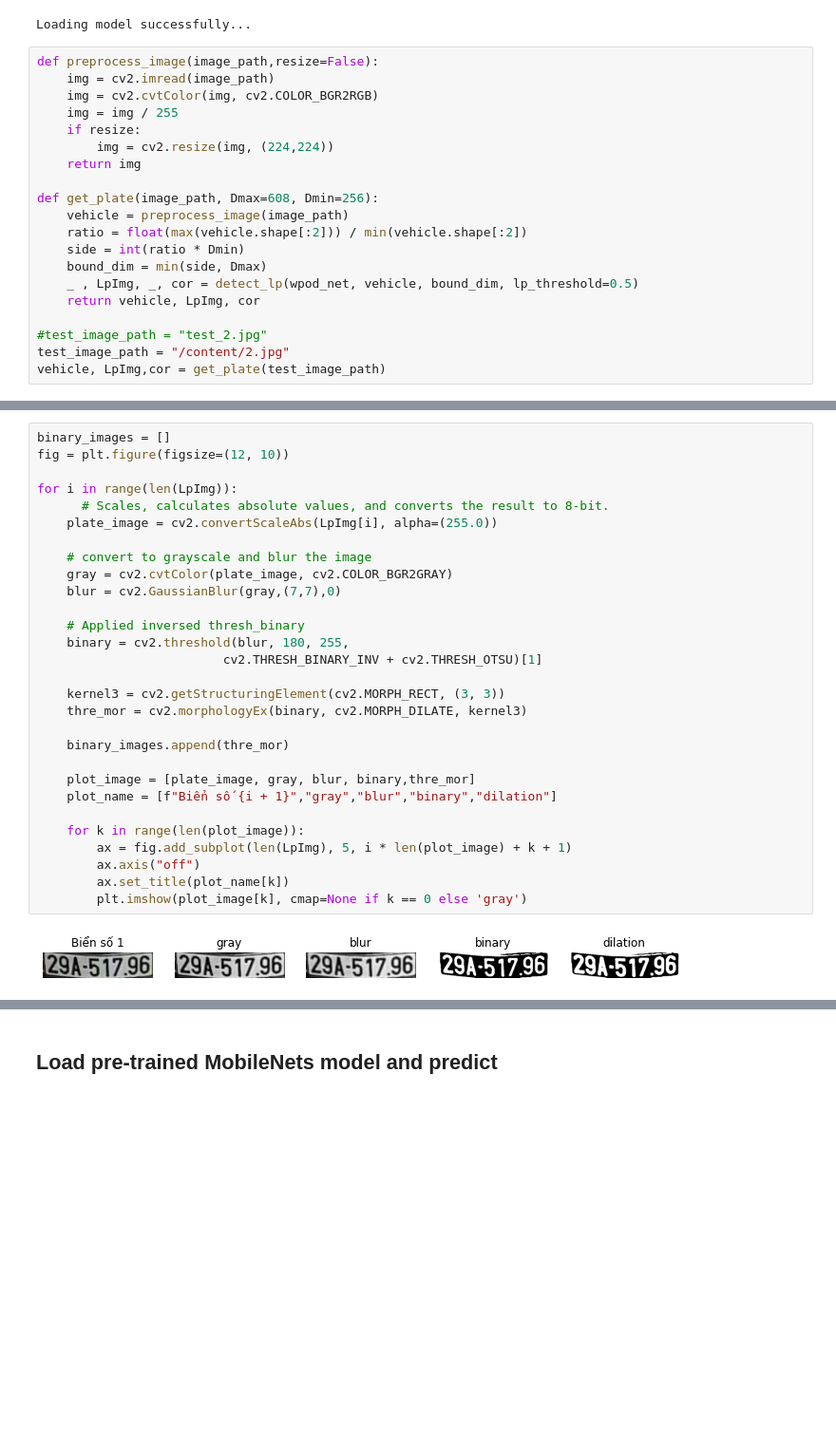
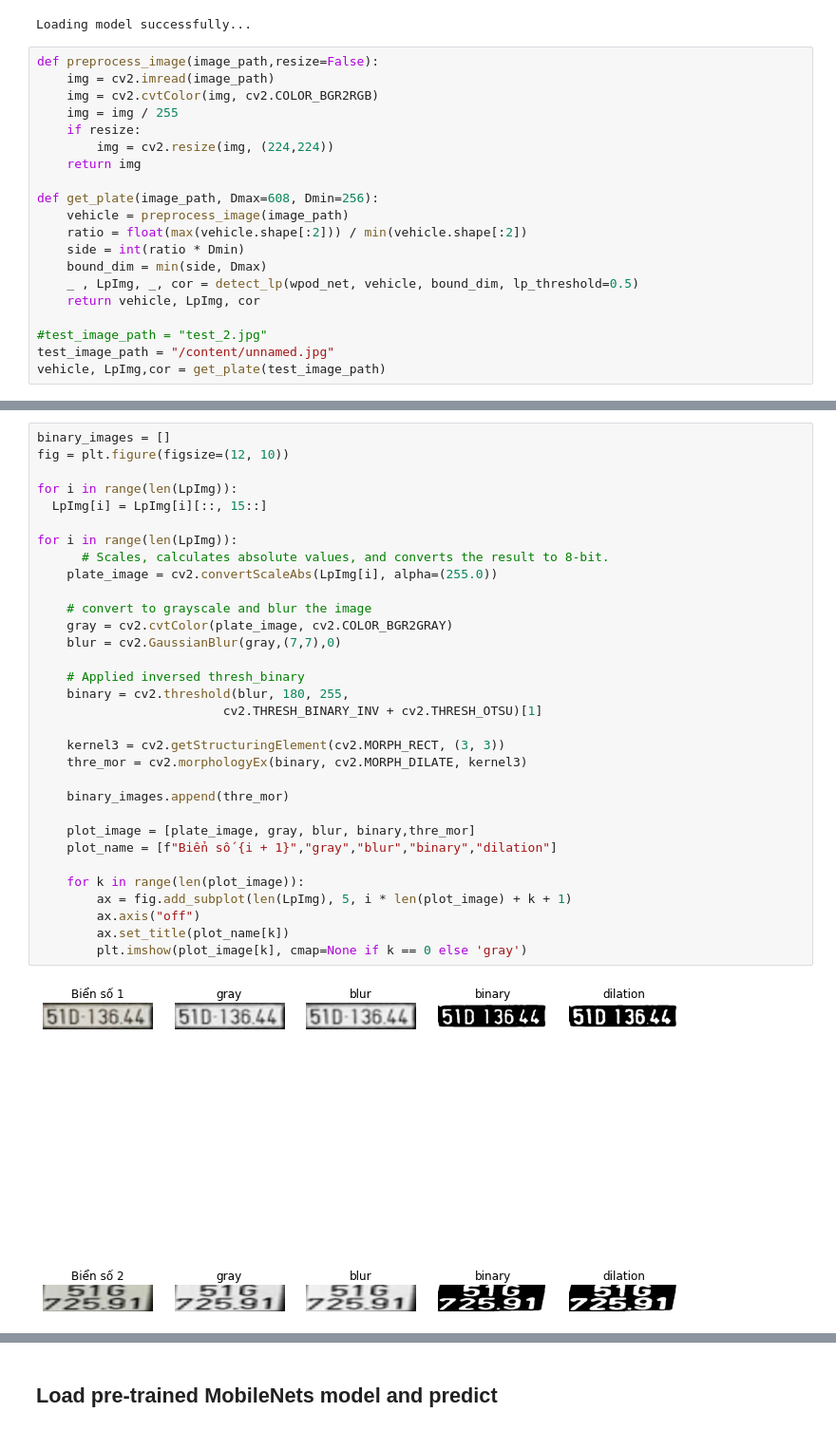
Before and after one commit to phan-le-phu/Plate_detect_and_recognize, a Jupyter notebook: [Part 2]Multiple_Plates_character_segmentation_with_OpenCV.ipynb, the cells around one changed output, grey strips where cells are left out. Shown at 95% size. Drawn from its saved outputs; the diff is of its cells as text; blank space fills up the shorter version.

```diff
--- a/[Part 2]Multiple_Plates_character_segmentation_with_OpenCV.ipynb
+++ b/[Part 2]Multiple_Plates_character_segmentation_with_OpenCV.ipynb
@@ -68,7 +68,7 @@ def get_plate(image_path, Dmax=608, Dmin=256):
     return vehicle, LpImg, cor
 
 #test_image_path = "test_2.jpg"
-test_image_path = "/content/2.jpg"
+test_image_path = "/content/unnamed.jpg"
 vehicle, LpImg,cor = get_plate(test_image_path)
 # %%
 nrows = math.ceil(len(LpImg) / 3) + 1
@@ -87,34 +87,37 @@ for i in range(len(LpImg)):
 # %%
 binary_images = []
 fig = plt.figure(figsize=(12, 10))
+
+for i in range(len(LpImg)):
+  LpImg[i] = LpImg[i][::, 15::]
 
 for i in range(len(LpImg)):
       # Scales, calculates absolute values, and converts the result to 8-bit.
     plate_image = cv2.convertScaleAbs(LpImg[i], alpha=(255.0))
 
     # convert to grayscale and blur the image
     gray = cv2.cvtColor(plate_image, cv2.COLOR_BGR2GRAY)
     blur = cv2.GaussianBlur(gray,(7,7),0)
 
     # Applied inversed thresh_binary
     binary = cv2.threshold(blur, 180, 255,
                          cv2.THRESH_BINARY_INV + cv2.THRESH_OTSU)[1]
 
     kernel3 = cv2.getStructuringElement(cv2.MORPH_RECT, (3, 3))
     thre_mor = cv2.morphologyEx(binary, cv2.MORPH_DILATE, kernel3)
 
     binary_images.append(thre_mor)
 
     plot_image = [plate_image, gray, blur, binary,thre_mor]
     plot_name = [f"Biển số {i + 1}","gray","blur","binary","dilation"]
 
     for k in range(len(plot_image)):
         ax = fig.add_subplot(len(LpImg), 5, i * len(plot_image) + k + 1)
         ax.axis("off")
         ax.set_title(plot_name[k])
         plt.imshow(plot_image[k], cmap=None if k == 0 else 'gray')
 # %% [output]
-[figure, old version]
+[figure, new version]
 # %%
 plate_numbers = []
 
```
Also changed, not shown: parts of 6 cells of this notebook.
